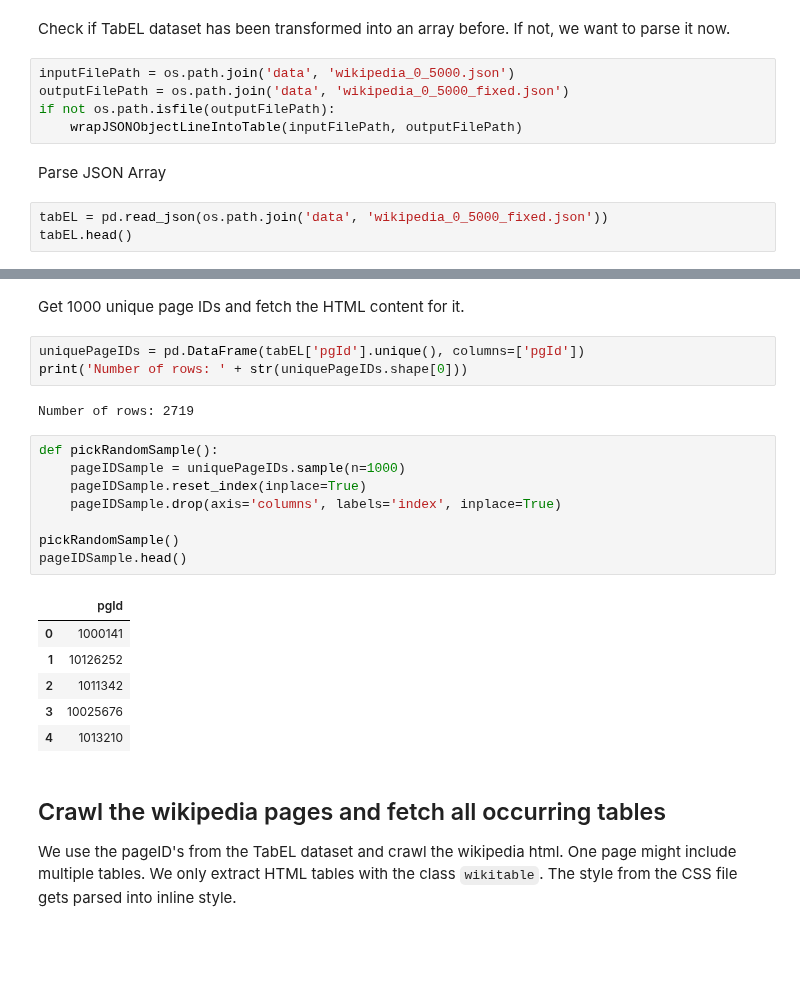
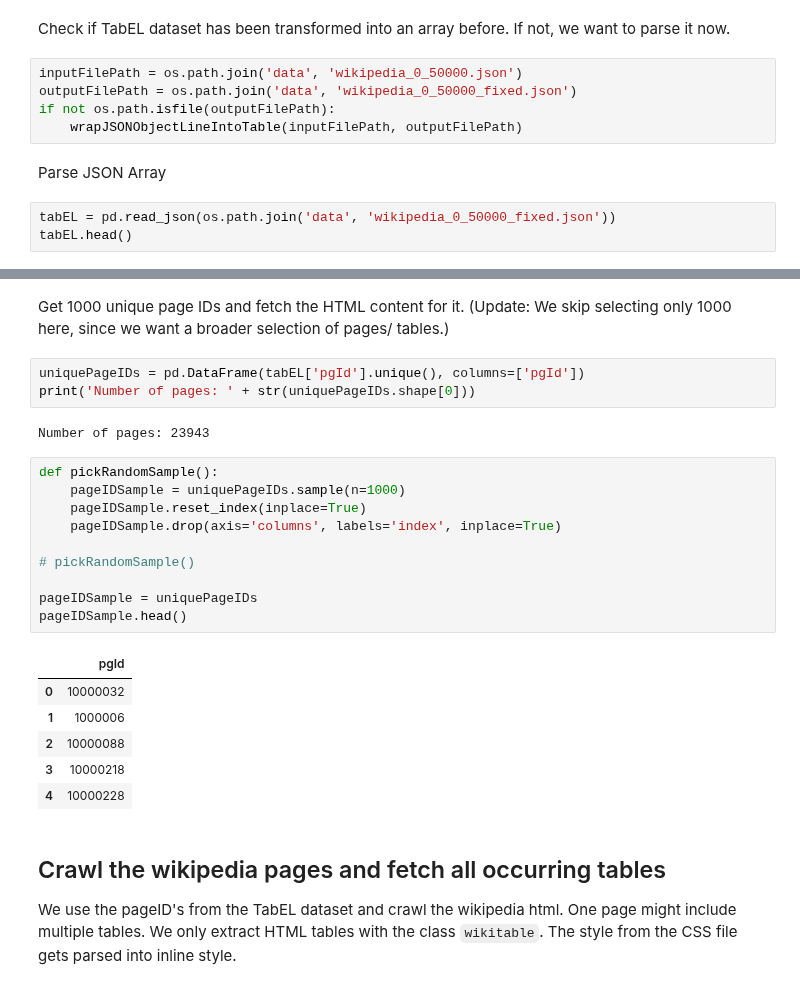
Before and after one commit to RichStone/web-tables-header-detection, a Jupyter notebook: Notebooks/Table Header Detection.ipynb, the cells around one changed output, grey strips where cells are left out. Cells and saved outputs as stored; diff of their text form; blank space fills up the shorter version.

```diff
--- a/Notebooks/Table Header Detection.ipynb
+++ b/Notebooks/Table Header Detection.ipynb
@@ -55,14 +56,14 @@ def wrapJSONObjectLineIntoTable(inputFilePath, outputFilePath):
 # %% [markdown]
 Check if TabEL dataset has been transformed into an array before. If not, we want to parse it now.
 # %%
-inputFilePath = os.path.join('data', 'wikipedia_0_5000.json')
-outputFilePath = os.path.join('data', 'wikipedia_0_5000_fixed.json')
+inputFilePath = os.path.join('data', 'wikipedia_0_50000.json')
+outputFilePath = os.path.join('data', 'wikipedia_0_50000_fixed.json')
 if not os.path.isfile(outputFilePath):
     wrapJSONObjectLineIntoTable(inputFilePath, outputFilePath)
 # %% [markdown]
 Parse JSON Array
 # %%
-tabEL = pd.read_json(os.path.join('data', 'wikipedia_0_5000_fixed.json'))
+tabEL = pd.read_json(os.path.join('data', 'wikipedia_0_50000_fixed.json'))
 tabEL.head()
 # %% [output]
 |  | _id | numCols | numDataRows | numHeaderRows | numericColumns | order | pgId | pgTitle | sectionTitle | ... |
@@ -72,27 +73,29 @@ tabEL.head()
 | 3 | 10000218-1 | 2 | 6 | 1 | [] | 0.553872 | 10000218 | Khalsa Diwan Society Vancouver | First executive committee | ... |
 | 4 | 10000228-1 | 2 | 7 | 1 | [1] | 0.951118 | 10000228 | Julien Leparoux | Year-end charts | ... |
 # %% [markdown]
-Get 1000 unique page IDs and fetch the HTML content for it.
+Get 1000 unique page IDs and fetch the HTML content for it. (Update: We skip selecting only 1000 here, since we want a broader selection of pages/ tables.)
 # %%
 uniquePageIDs = pd.DataFrame(tabEL['pgId'].unique(), columns=['pgId'])
-print('Number of rows: ' + str(uniquePageIDs.shape[0]))
+print('Number of pages: ' + str(uniquePageIDs.shape[0]))
 # %% [output]
-Number of rows: 2719
+Number of pages: 23943
 # %%
 def pickRandomSample():
     pageIDSample = uniquePageIDs.sample(n=1000)
     pageIDSample.reset_index(inplace=True)
     pageIDSample.drop(axis='columns', labels='index', inplace=True)
 
-pickRandomSample()
+# pickRandomSample()
+
+pageIDSample = uniquePageIDs
 pageIDSample.head()
 # %% [output]
 |  | pgId |
-| 0 | 1000141 |
-| 1 | 10126252 |
-| 2 | 1011342 |
-| 3 | 10025676 |
-| 4 | 1013210 |
+| 0 | 10000032 |
+| 1 | 1000006 |
+| 2 | 10000088 |
+| 3 | 10000218 |
+| 4 | 10000228 |
 # %% [markdown]
 ## Crawl the wikipedia pages and fetch all occurring tables
 We use the pageID's from the TabEL dataset and crawl the wikipedia html. One page might include multiple tables. We only extract HTML tables with the class `wikitable`. The style from the CSS file gets parsed into inline style.
```
Also changed, not shown: parts of 20 cells of this notebook.
